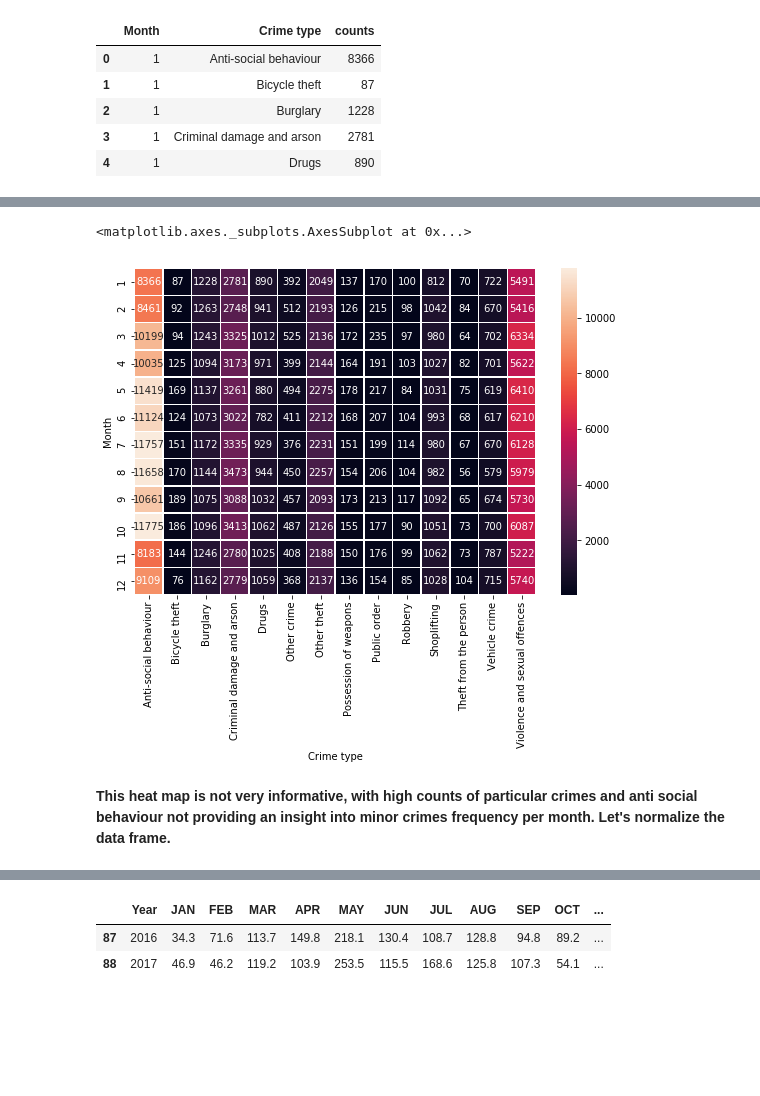
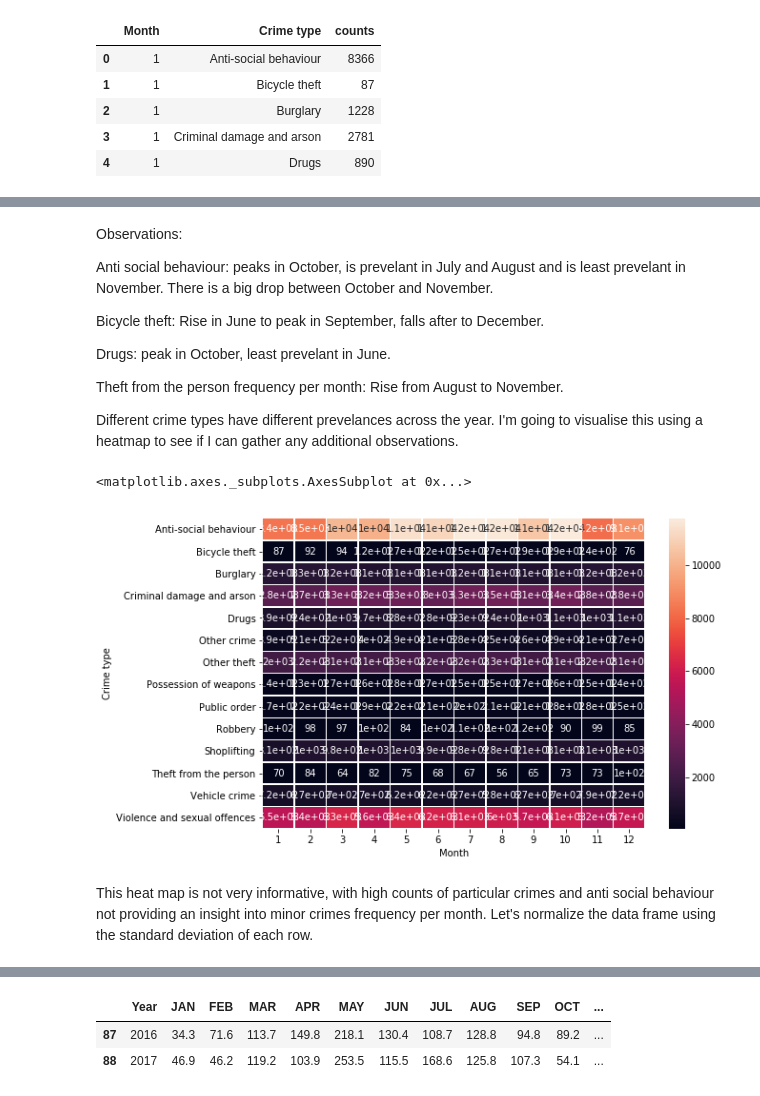
Before and after one commit to JBailey96/PSNI-Crime-Data-EDA, a Jupyter notebook: Crime EDA.ipynb, the cells around one changed output, grey strips where cells are left out. Drawn from its saved outputs; the diff is of its cells as text; code cells hidden in the pictures; blank space fills up the shorter version.

```diff
--- a/Crime EDA.ipynb
+++ b/Crime EDA.ipynb
@@ -418,3 +438,17 @@ psni_crime_data_grouped_crime_type_pivot.head()
 | 3 | 10199 | 94 | 1243 | 3325 | 1012 | 525 | ... |
 | 4 | 10035 | 125 | 1094 | 3173 | 971 | 399 | ... |
 | 5 | 11419 | 169 | 1137 | 3261 | 880 | 494 | ... |
+# %%
+psni_crime_data_grouped_crime_type_pivot_hm = psni_crime_data_grouped_crime_type.pivot('Month', 'Crime type', 'counts')
+plt.figure(figsize=(10,58))
+i=1
+for column in psni_crime_data_grouped_crime_type_pivot_hm.columns:
+    if (column != 'Crime type'):
+        ax = plt.subplot(len(psni_crime_data_grouped_crime_type_pivot_hm.columns),1,i)
+        plt.xticks(np.arange(0, 12, step=1.0), ('Jan', 'Feb', 'Ma', 'Apr', 'May', 'Jun', 'Jul', 'Aug', 'Sep', 'Oct', 'Nov', 'Dec'))
+        plt.title(f'{column} frequency per month')
+        plt.ylabel('Number of crimes')
+        plt.xlabel('Month')
+        sb.lineplot(np.arange(0, 12, step=1.0), psni_crime_data_grouped_crime_type_pivot_hm[column])
+        i += 1
+plt.subplots_adjust(hspace=0.5)
@@ -421,9 +457,21 @@ psni_crime_data_grouped_crime_type_pivot.head()
+# %% [markdown]
+Observations:
+
+Anti social behaviour: peaks in October, is prevelant in July and August and is least prevelant in November. There is a big drop between October and November.
+
+Bicycle theft: Rise in June to peak in September, falls after to December.
+
+Drugs: peak in October, least prevelant in June.
+
+Theft from the person frequency per month: Rise from August to November.
+
+Different crime types have different prevelances across the year. I'm going to visualise this using a heatmap to see if I can gather any additional observations.
 # %%
-psni_crime_data_grouped_crime_type_pivot = psni_crime_data_grouped_crime_type.pivot('Month', 'Crime type', 'counts')
+psni_crime_data_grouped_crime_type_pivot_hm_transposed = psni_crime_data_grouped_crime_type_pivot_hm.transpose()
 f, ax = plt.subplots(figsize=(9, 6))
-sb.heatmap(psni_crime_data_grouped_crime_type_pivot, annot=True, fmt="d", linewidths=.5, ax=ax)
+sb.heatmap(psni_crime_data_grouped_crime_type_pivot_hm_transposed, annot=True, linewidths=.5, ax=ax)
 # %% [output]
 <matplotlib.axes._subplots.AxesSubplot at 0x...>
-[figure, old version]
+[figure, new version]
 # %% [markdown]
-<b> This heat map is not very informative, with high counts of particular crimes and anti social behaviour not providing an insight into minor crimes frequency per month. Let's normalize the data frame. </b>
+This heat map is not very informative, with high counts of particular crimes and anti social behaviour not providing an insight into minor crimes frequency per month. Let's normalize the data frame using the standard deviation of each row.
```
Also changed, not shown: parts of 45 cells of this notebook, 2 other files.
